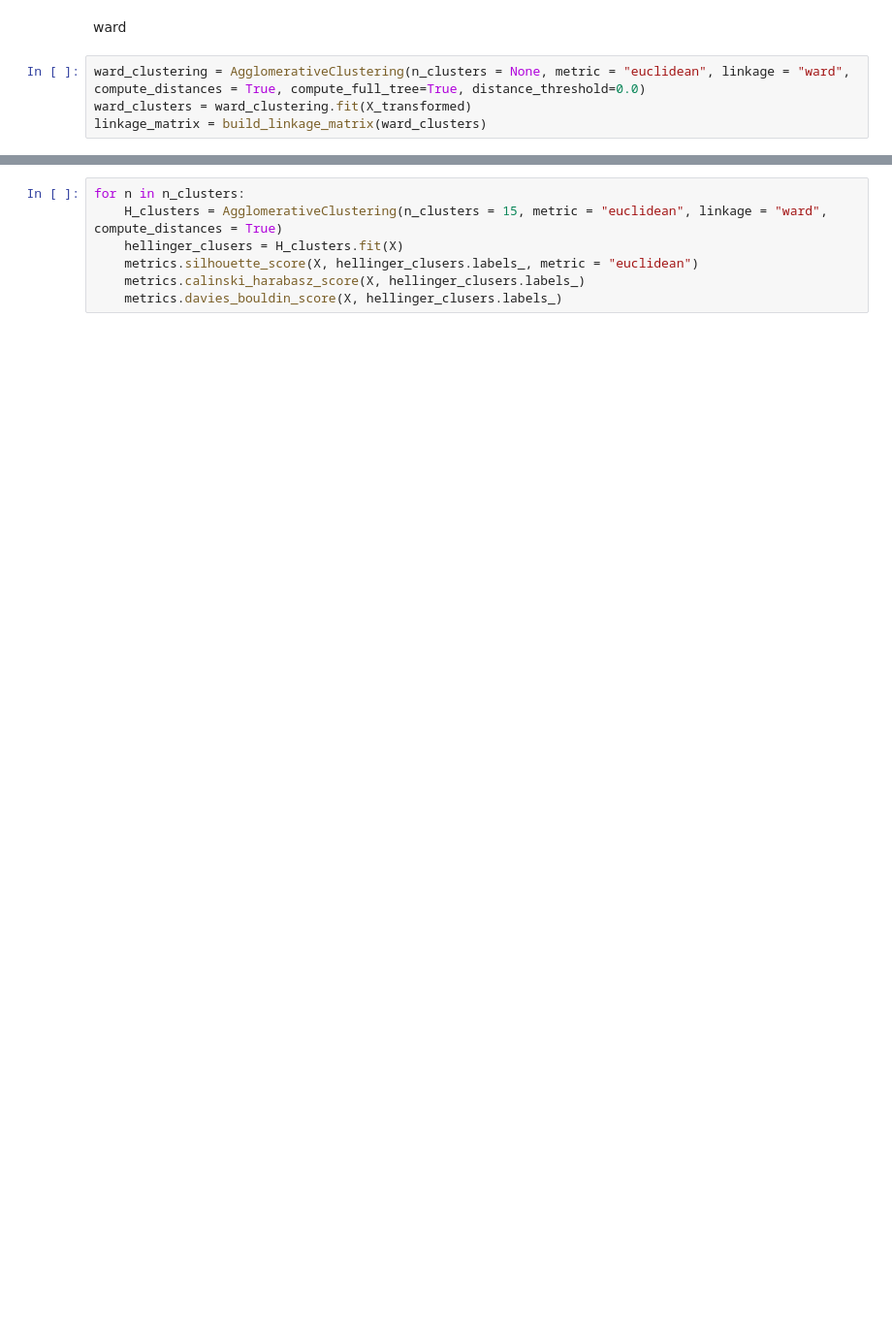
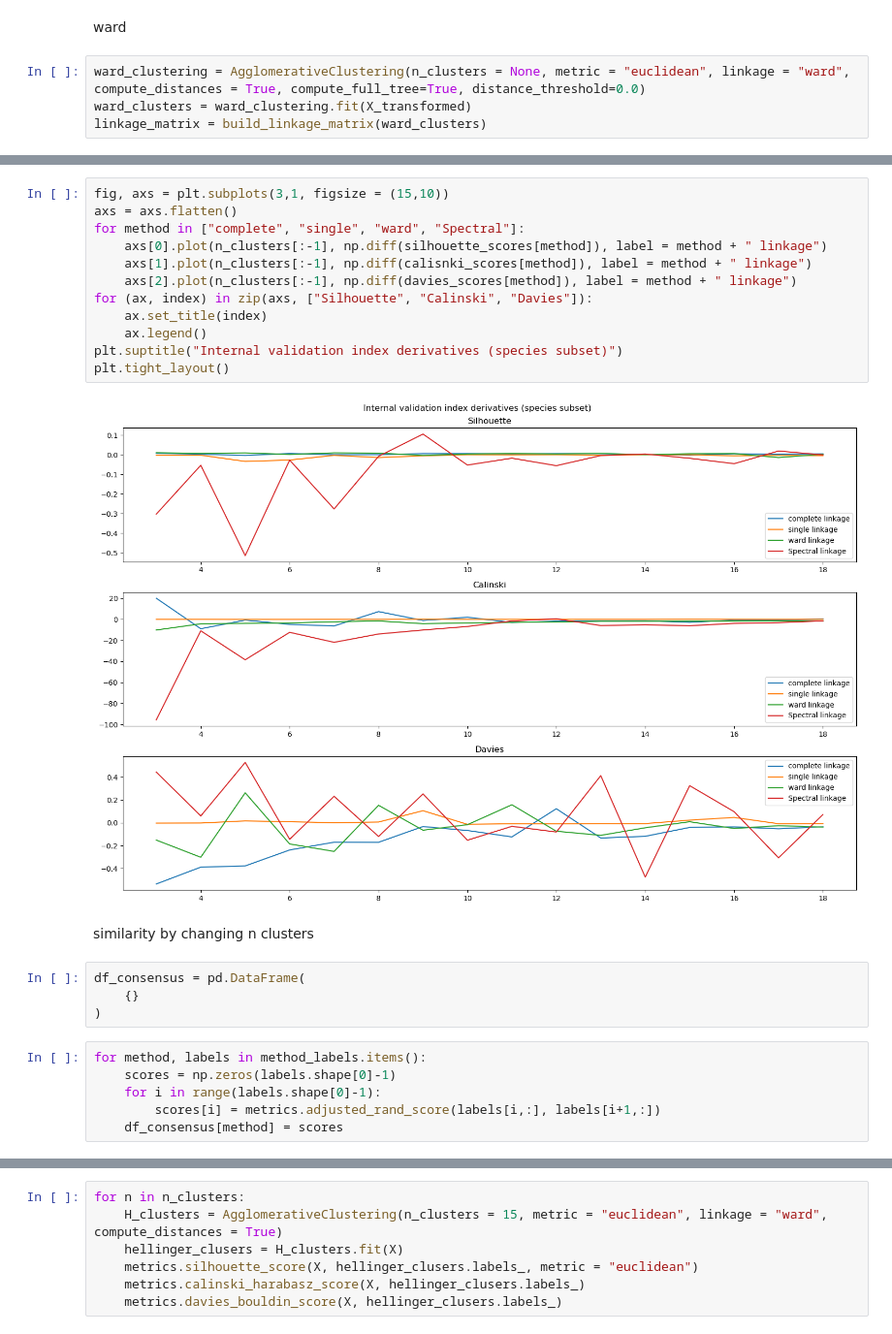
Before and after one commit to Alberto-Ghedin/ISPRA_20152017_Analysis, a Jupyter notebook: Correlation.ipynb, the cells around one changed output, grey strips where cells are left out. Shown at 97% size. Saved outputs shown, nothing was run; the diff lists cells and outputs as text; blank space fills up the shorter version.

```diff
--- a/Correlation.ipynb
+++ b/Correlation.ipynb
@@ -394,0 +298,26 @@ pca_good_samples = decomposition.PCA().fit(abund_hellinger.loc[good_samples].to_
+# %%
+fig, axs = plt.subplots(3,1, figsize = (15,10))
+axs = axs.flatten()
+for method in ["complete", "single", "ward", "Spectral"]:
+    axs[0].plot(n_clusters[:-1], np.diff(silhouette_scores[method]), label = method + " linkage")
+    axs[1].plot(n_clusters[:-1], np.diff(calisnki_scores[method]), label = method + " linkage")
+    axs[2].plot(n_clusters[:-1], np.diff(davies_scores[method]), label = method + " linkage")
+for (ax, index) in zip(axs, ["Silhouette", "Calinski", "Davies"]):
+    ax.set_title(index)
+    ax.legend()
+plt.suptitle("Internal validation index derivatives (species subset)")
+plt.tight_layout()
+# %% [output]
+[figure, added]
+# %% [markdown]
+similarity by changing n clusters
+# %%
+df_consensus = pd.DataFrame(
+    {}
+)
+# %%
+for method, labels in method_labels.items():
+    scores = np.zeros(labels.shape[0]-1)
+    for i in range(labels.shape[0]-1):
+        scores[i] = metrics.adjusted_rand_score(labels[i,:], labels[i+1,:])
+    df_consensus[method] = scores
```
Also changed, not shown: parts of 109 cells of this notebook, 3 other files.
